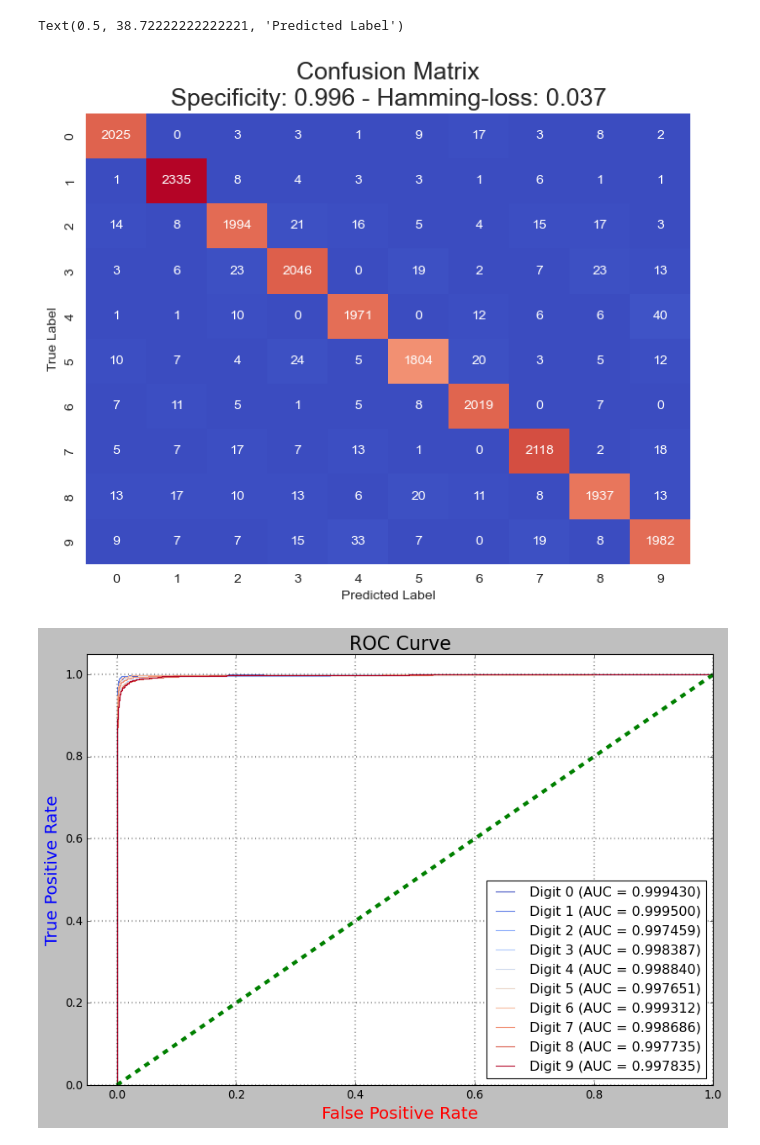
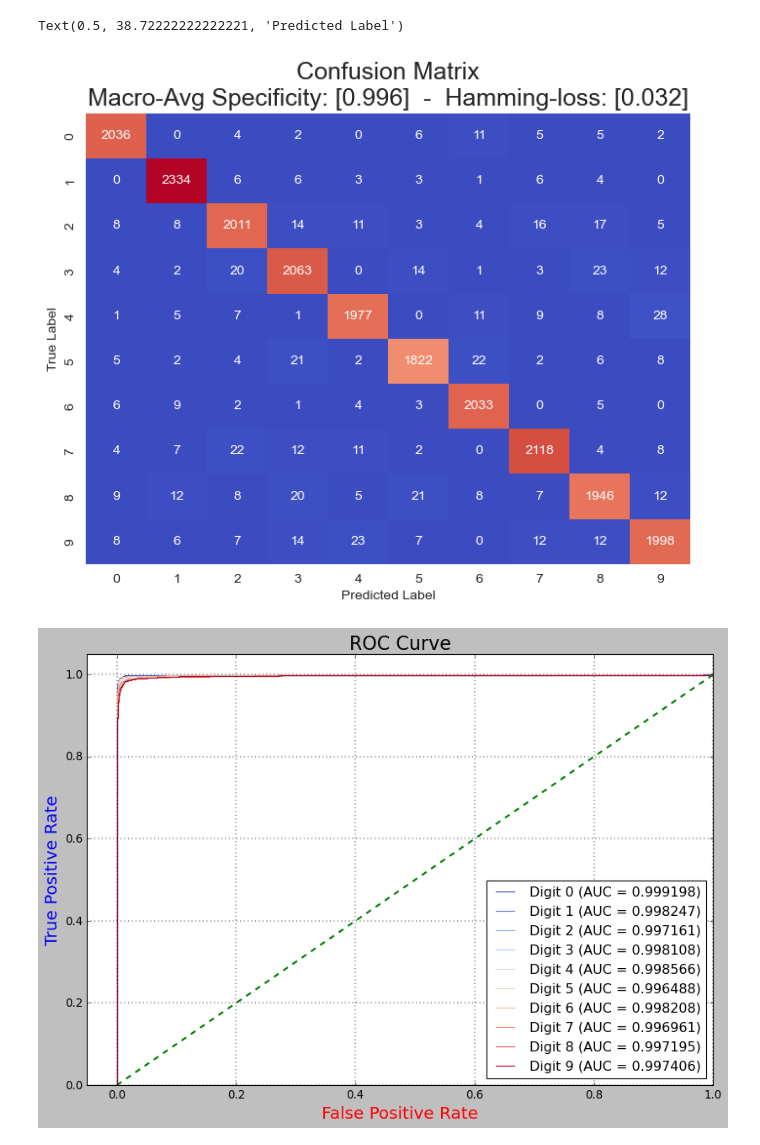
Before and after one commit to Booma1002/ML-Classes, a Jupyter notebook: Temp.ipynb, the cells around one changed output. Saved outputs shown, nothing was run; the diff lists cells and outputs as text; code cells hidden in the pictures.

Commit message:
Added activation parameter, and enhanced acc to 97%. also enhanced the qualitative analysis cell and added prec-recall curve interpretation

```diff
--- a/Temp.ipynb
+++ b/Temp.ipynb
@@ -28,7 +28,8 @@ param_grid = {
     'eta': [0.1],
     'hidden_layers': [[100]],
     'batch_size': [4096],
-    'max_iter': [2000]
+    'max_iter': [2000],
+    'activation_': ['relu','sigmoid'],
 }
 
 model = multinomial_logistic_regression(
@@ -36,17 +37,18 @@ model = multinomial_logistic_regression(
     tol=1e-4,
     patience=20,
     validation_fraction=0.1,
-    verbose=0
+    verbose= 0
 )
 
 rs = RandomizedSearchCV(
     estimator=model,
     param_distributions=param_grid,
-    n_iter=1,
-    cv=10,
+    n_iter=2,
+    cv=3,
     verbose=2,
     n_jobs=None
 )
 
 model = rs.fit(X_train_proc, y_train).best_estimator_
+# model = model.fit(X_train_proc, y_train)
 # %% [output]
@@ -169,26 +175,0 @@ plt.show()
-# %%
-import seaborn as sns
-from sklearn.preprocessing import label_binarize
-from sklearn.metrics import confusion_matrix, roc_curve, auc
-
-num_samples = 10
-indices = np.random.choice(len(X_test_proc), num_samples, replace=False)
-
-fig, axes = plt.subplots(2, 5, figsize=(12, 6))
-fig.suptitle('Qualitative Analysis: True vs Predicted', fontsize=20)
-
-for i, ax in enumerate(axes.flat):
-    idx = indices[i]
-    img = X_test[idx].reshape(28, 28)
-
-    pred_label = model.predict(X_test_proc[idx].reshape(1, -1))[0]
-
-    true_label = y_test[idx]
-
-    ax.imshow(img, cmap='grey')
-    ax.set_title(f"Pred: {pred_label}",
-                 color=('green' if pred_label == true_label else 'red'))
-    ax.axis('off')
-
-plt.tight_layout()
-plt.show()
@@ -197,25 +176,26 @@ plt.show()
 # %%
-from sklearn.metrics import hamming_loss
+import seaborn as sns
+from sklearn.preprocessing import label_binarize
+from sklearn.metrics import confusion_matrix, roc_curve, auc, hamming_loss
 cm = confusion_matrix(y_test, y_pred)
 y_test_bin = label_binarize(y_test, classes=clf.classes_)
 y_pred_bin = label_binarize(y_pred, classes=clf.classes_)
 
 specs = []
 for i in range(len(clf.classes_)):
     tn, fp, fn, tp = confusion_matrix(y_test_bin[:, i],y_pred_bin[:, i]).ravel()
     specs.append(tn / (tn + fp))
 spec = np.mean(specs)
 hamming = hamming_loss(y_test, y_pred)
 plt.figure(figsize=(8, 6))
 sns.heatmap(cm, annot=True, fmt='d', cmap='coolwarm', cbar=False)
-plt.title(f'Confusion Matrix\nSpecificity: {spec:.3f} - Hamming-loss: {hamming:.3f}', fontsize=18)
+plt.title(f'Confusion Matrix\nMacro-Avg Specificity: [{spec:.4f}]  -  Hamming-loss: [{hamming:.4f}]', fontsize=18)
 plt.ylabel('True Label')
 plt.xlabel('Predicted Label')
 # %% [output]
 Text(0.5, 38.72222222222221, 'Predicted Label')
-[figure, old version]
+[figure, new version]
 # %%
-y_test_bin = label_binarize(y_test, classes=clf.classes_)
 y_score = clf.predict_proba(X_test_proc)
 n_classes = y_test_bin.shape[1]
 
@@ -229,7 +209,7 @@ with plt.style.context('classic'):
         plt.plot(fpr, tpr, color=colors(i), lw=1, label=f'Digit {i} (AUC = {roc_auc:.6f})')
     plt.ylim(0, 1.05)
     plt.xlim(-0.05, 1.0)
-    plt.plot([0, 1], [0, 1], 'g--',lw=4)
+    plt.plot([0, 1], [0, 1], 'g--',lw=2)
     plt.title('ROC Curve', fontsize=20)
     plt.xlabel('False Positive Rate', fontsize =18, color='r')
     plt.ylabel('True Positive Rate', fontsize =18, color='b')
@@ -237,4 +217,4 @@ with plt.style.context('classic'):
     plt.grid(alpha=0.4, axis="both",color ='k',lw=2)
     plt.show()
 # %% [output]
-[figure, old version]
+[figure, new version]
```
Also changed, not shown: parts of 9 cells of this notebook, 1 other file.
